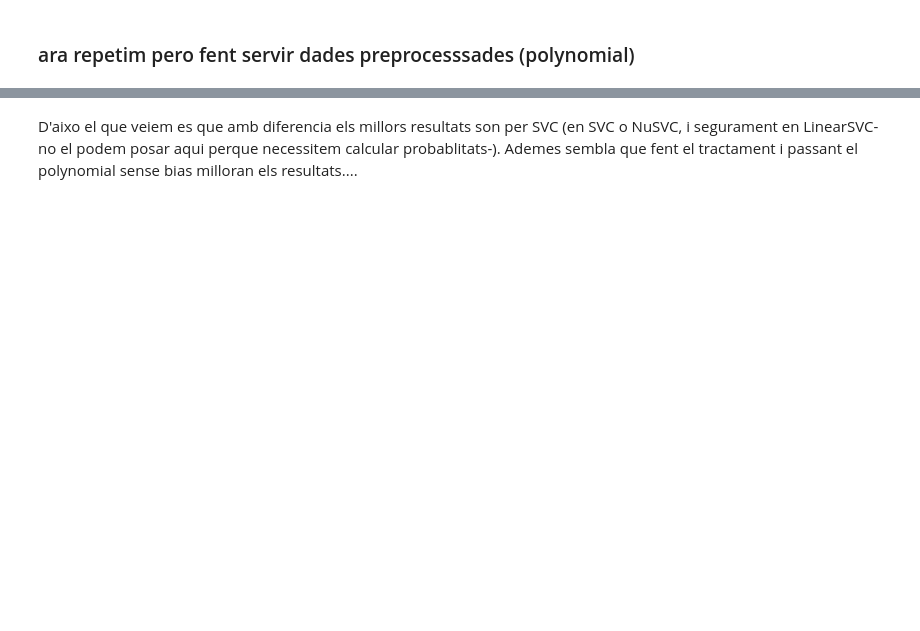
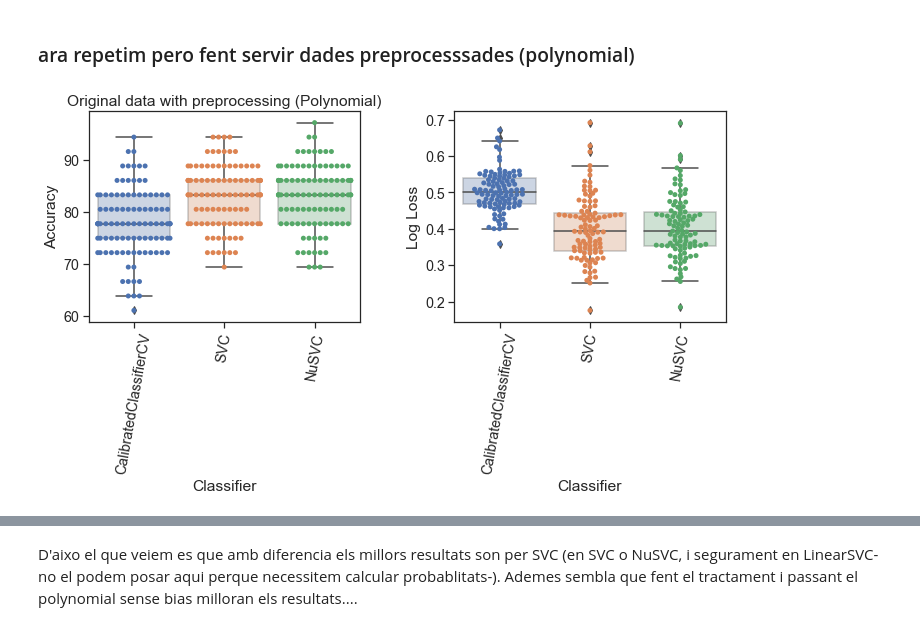
Before and after one commit to PCerralbo/Driven_Heart_Disease, a Jupyter notebook: Data_Visualization_P.ipynb, the cells around one changed output, grey strips where cells are left out. Cells and saved outputs as stored; diff of their text form; code cells hidden in the pictures; blank space fills up the shorter version.

```diff
--- a/Data_Visualization_P.ipynb
+++ b/Data_Visualization_P.ipynb
@@ -710,14 +650,24 @@ plt.show()
 # %% [markdown]
 ### ara repetim pero fent servir dades preprocesssades (polynomial)
 # %%
+import warnings
+warnings.filterwarnings('ignore')
+
 from sklearn.metrics import accuracy_score, log_loss
 from sklearn.svm import SVC, LinearSVC, NuSVC
+from sklearn.calibration import CalibratedClassifierCV
 from sklearn.ensemble import RandomForestClassifier, AdaBoostClassifier, GradientBoostingClassifier
-
+svm = LinearSVC()
 
 classifiers = [
+    #LogisticRegression(),
+    #KNeighborsClassifier(20),
+    CalibratedClassifierCV(svm),
     SVC(probability=True),
-    NuSVC(probability=True)]
+    NuSVC(probability=True),
+    #AdaBoostClassifier(),
+    #GradientBoostingClassifier(),
+]
 
 # Logging for Visual Comparison
 log_cols=["Classifier", "Accuracy", "Log Loss"]
@@ -730,30 +680,32 @@ for i in range (100):
         clf.fit(xx_train, yy_train)
         name = clf.__class__.__name__
 
 
         train_predictions = clf.predict(xx_test)
         acc = accuracy_score(yy_test, train_predictions)
 
         train_predictions = clf.predict_proba(xx_test)
         ll = log_loss(yy_test, train_predictions)
 
         log_entry = pd.DataFrame([[name, acc*100, ll]], columns=log_cols)
         log = log.append(log_entry)
 
 
 
 plt.figure(figsize=(10,6))
 plt.subplot(1,2,1)
 sns.boxplot(y=log['Accuracy'],x=log['Classifier'],  boxprops=dict(alpha=.3))
 sns.swarmplot(y=log['Accuracy'],x=log['Classifier'])
 plt.xticks(rotation=80)
 plt.title('Original data with preprocessing (Polynomial)')
 
 
 plt.subplot(1,2,2)
 sns.boxplot(y=log['Log Loss'],x=log['Classifier'],  boxprops=dict(alpha=.3))
 sns.swarmplot(y=log['Log Loss'],x=log['Classifier'])
 plt.xticks(rotation=80)
 
 plt.tight_layout()
 plt.show()
+# %% [output]
+[figure, added]
```
Also changed, not shown: parts of 18 cells of this notebook.
